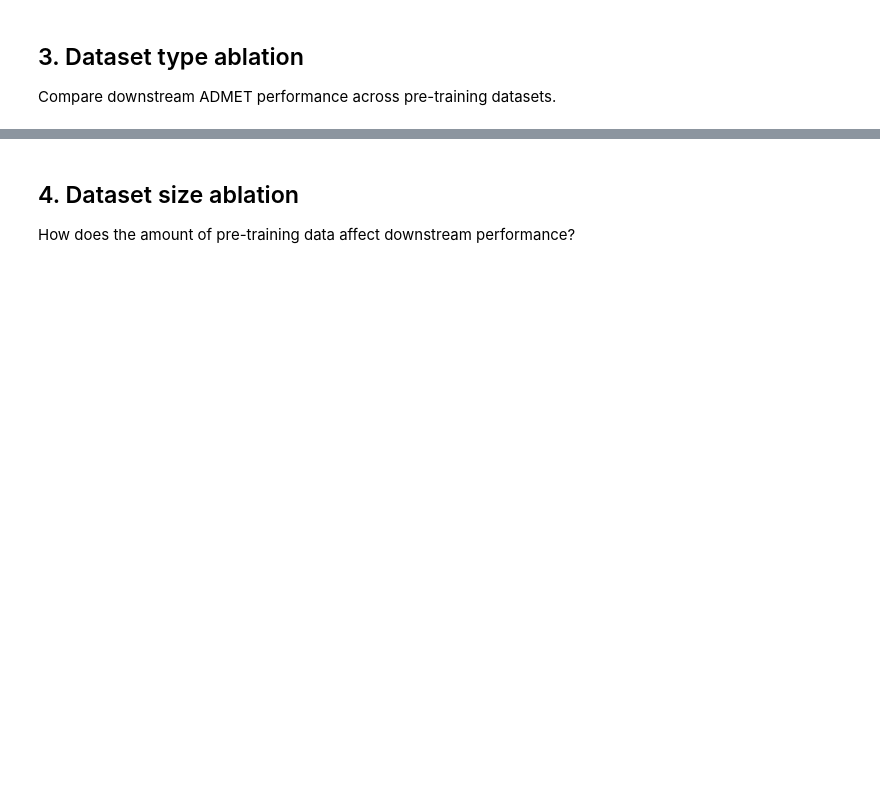
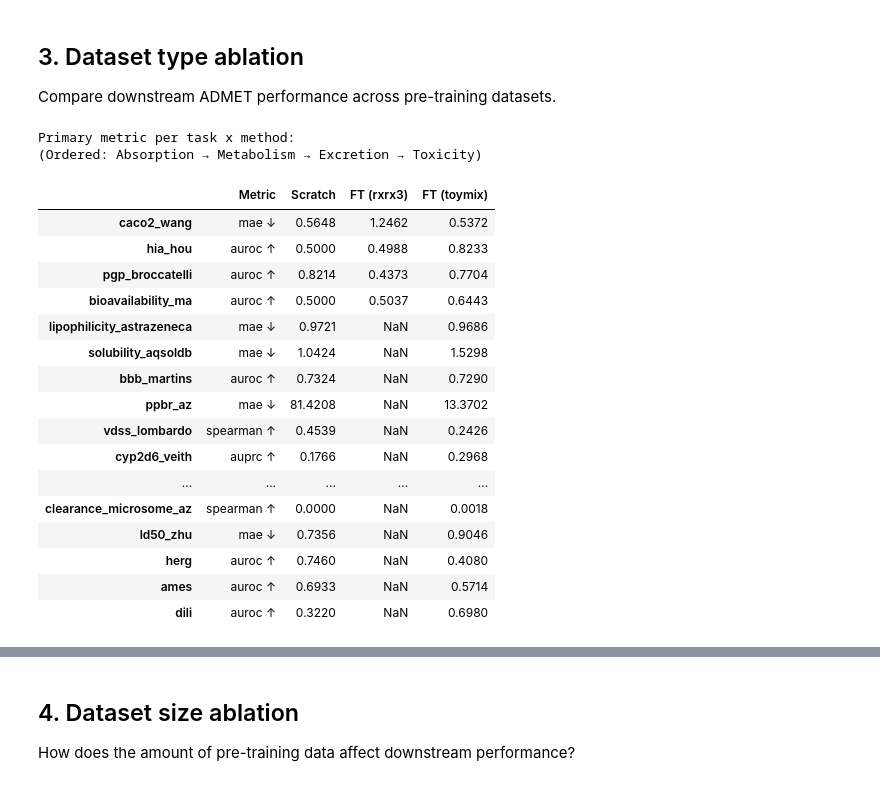
Before and after one commit to seonghyun26/graphium, a Jupyter notebook: notebooks/00_results_dashboard.ipynb, the cells around one changed output, grey strips where cells are left out. Drawn from its saved outputs; the diff is of its cells as text; code cells hidden in the pictures; blank space fills up the shorter version.

```diff
--- a/notebooks/00_results_dashboard.ipynb
+++ b/notebooks/00_results_dashboard.ipynb
@@ -98,30 +150,80 @@ Compare downstream ADMET performance across pre-training datasets.
 # %%
 def parse_pretrain_dataset(pretrain_model_path):
     """Infer the pre-training dataset from the checkpoint path."""
     s = str(pretrain_model_path).lower()
     if s == 'scratch' or s == 'nan':
         return 'scratch'
-    for name in ['largemix_rxrx3', 'largemix', 'toymix', 'rxrx3']:
-        if name in s:
+    for name, patterns in [
+        ('largemix_rxrx3', ['largemix_rxrx3', 'largemixrxrx3']),
+        ('largemix',       ['largemix', 'large-dataset']),
+        ('toymix',         ['toymix', 'small-dataset']),
+        ('rxrx3',          ['rxrx3']),
+    ]:
+        if any(p in s for p in patterns):
             return name
     return 'unknown'
 
+def build_method_label(row):
+    """Create a human-readable method label for the results table."""
+    ft = row.get('is_finetuning', False)
+    pt = row.get('pretrain_type', 'scratch')
+    if not ft and pt == 'scratch':
+        return 'Scratch'
+    if ft:
+        return f'FT ({pt})'
+    return pt
+
 df['pretrain_type'] = df['pretrain_dataset'].apply(parse_pretrain_dataset)
+df['primary_metric'] = pd.to_numeric(df['primary_metric'], errors='coerce')
+df['method'] = df.apply(build_method_label, axis=1)
 
 # Filter to ADMET tasks only
 admet_df = df[df['task'].isin(TASK_METRICS.keys())].copy()
 
 if len(admet_df) > 0 and admet_df['primary_metric'].notna().any():
-    # Pivot: rows=task, columns=pretrain_type
+    # Pivot: rows=task, columns=method
     pivot = admet_df.pivot_table(
-        index='task', columns='pretrain_type', values='primary_metric', aggfunc='mean'
+        index='task', columns='method', values='primary_metric', aggfunc='mean'
     )
 
-    # Reorder columns
-    col_order = [c for c in ['scratch', 'toymix', 'largemix', 'rxrx3', 'largemix_rxrx3'] if c in pivot.columns]
-    pivot = pivot[col_order]
+    # Reorder rows by ADMET category
+    row_order = [t for t in ADMET_TASK_ORDER if t in pivot.index]
+    pivot = pivot.loc[row_order]
 
-    print("Mean primary metric per task x pre-training dataset:")
-    display(pivot.round(4))
+    # Reorder columns: Scratch first, then FT variants
+    method_order = ['Scratch'] + sorted([c for c in pivot.columns if c.startswith('FT')])
+    method_order += [c for c in pivot.columns if c not in method_order]
+    pivot = pivot[[c for c in method_order if c in pivot.columns]]
+
+    # Add metric name + direction arrow as a column
+    metric_col = pd.Series(
+        {t: f"{TASK_METRICS[t][0]} {'↓' if TASK_METRICS[t][1] == 'lower' else '↑'}" for t in pivot.index},
+        name='Metric'
+    )
+    display_pivot = pd.concat([metric_col, pivot.round(4)], axis=1)
+
+    print("Primary metric per task x method:")
+    print("(Ordered: Absorption → Metabolism → Excretion → Toxicity)")
+    display(display_pivot)
 else:
     print("No ADMET results found yet. Run experiments first.")
+# %% [output]
+Primary metric per task x method:
+(Ordered: Absorption → Metabolism → Excretion → Toxicity)
+|  | Metric | Scratch | FT (rxrx3) | FT (toymix) |
+| caco2_wang | mae ↓ | 0.5648 | 1.2462 | 0.5372 |
+| hia_hou | auroc ↑ | 0.5000 | 0.4988 | 0.8233 |
+| pgp_broccatelli | auroc ↑ | 0.8214 | 0.4373 | 0.7704 |
+| bioavailability_ma | auroc ↑ | 0.5000 | 0.5037 | 0.6443 |
+| lipophilicity_astrazeneca | mae ↓ | 0.9721 | NaN | 0.9686 |
+| solubility_aqsoldb | mae ↓ | 1.0424 | NaN | 1.5298 |
+| bbb_martins | auroc ↑ | 0.7324 | NaN | 0.7290 |
+| ppbr_az | mae ↓ | 81.4208 | NaN | 13.3702 |
+| vdss_lombardo | spearman ↑ | 0.4539 | NaN | 0.2426 |
+| cyp2d6_veith | auprc ↑ | 0.1766 | NaN | 0.2968 |
+| ... | ... | ... | ... | ... |
+| clearance_microsome_az | spearman ↑ | 0.0000 | NaN | 0.0018 |
+| ld50_zhu | mae ↓ | 0.7356 | NaN | 0.9046 |
+| herg | auroc ↑ | 0.7460 | NaN | 0.4080 |
+| ames | auroc ↑ | 0.6933 | NaN | 0.5714 |
+| dili | auroc ↑ | 0.3220 | NaN | 0.6980 |
```
Also changed, not shown: parts of 10 cells of this notebook, 28 other files.
